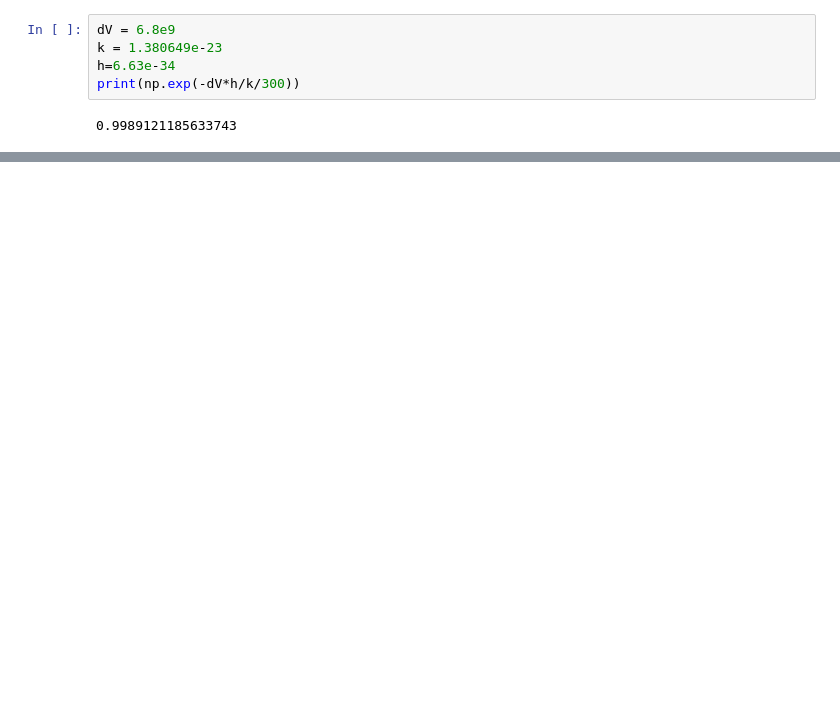
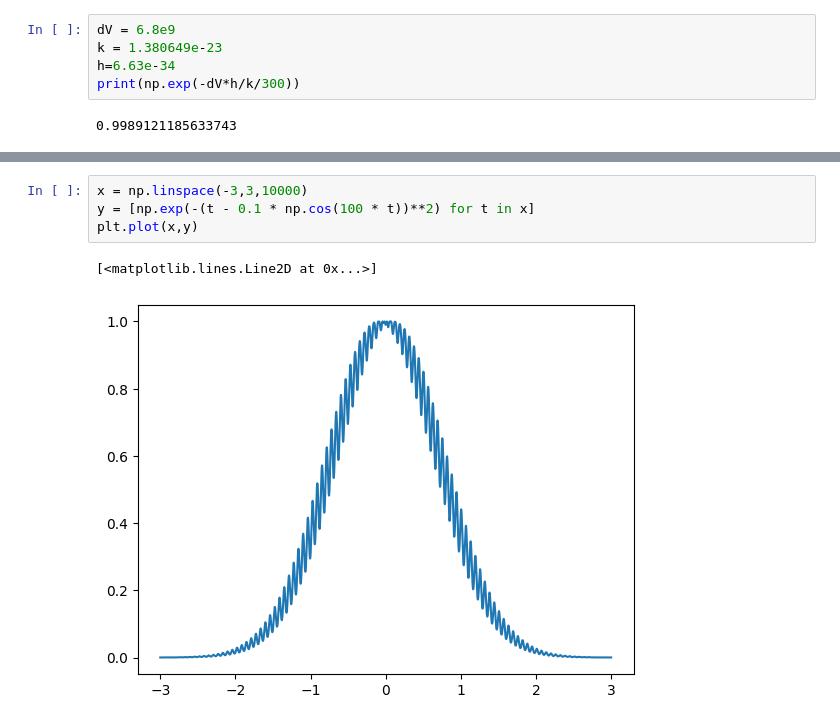
Before and after one commit to RedBrean/term2, a Jupyter notebook: term5/labs/rb/rb.ipynb, the cells around one changed output, grey strips where cells are left out. Drawn from its saved outputs; the diff is of its cells as text; blank space fills up the shorter version.

```diff
--- a/term5/labs/rb/rb.ipynb
+++ b/term5/labs/rb/rb.ipynb
@@ -616,0 +769,7 @@ print(np.exp(-dV*h/k/300))
+# %%
+x = np.linspace(-3,3,10000)
+y = [np.exp(-(t - 0.1 * np.cos(100 * t))**2) for t in x]
+plt.plot(x,y)
+# %% [output]
+[<matplotlib.lines.Line2D at 0x...>]
+[figure, added]
```
Also changed, not shown: parts of 8 cells of this notebook.
